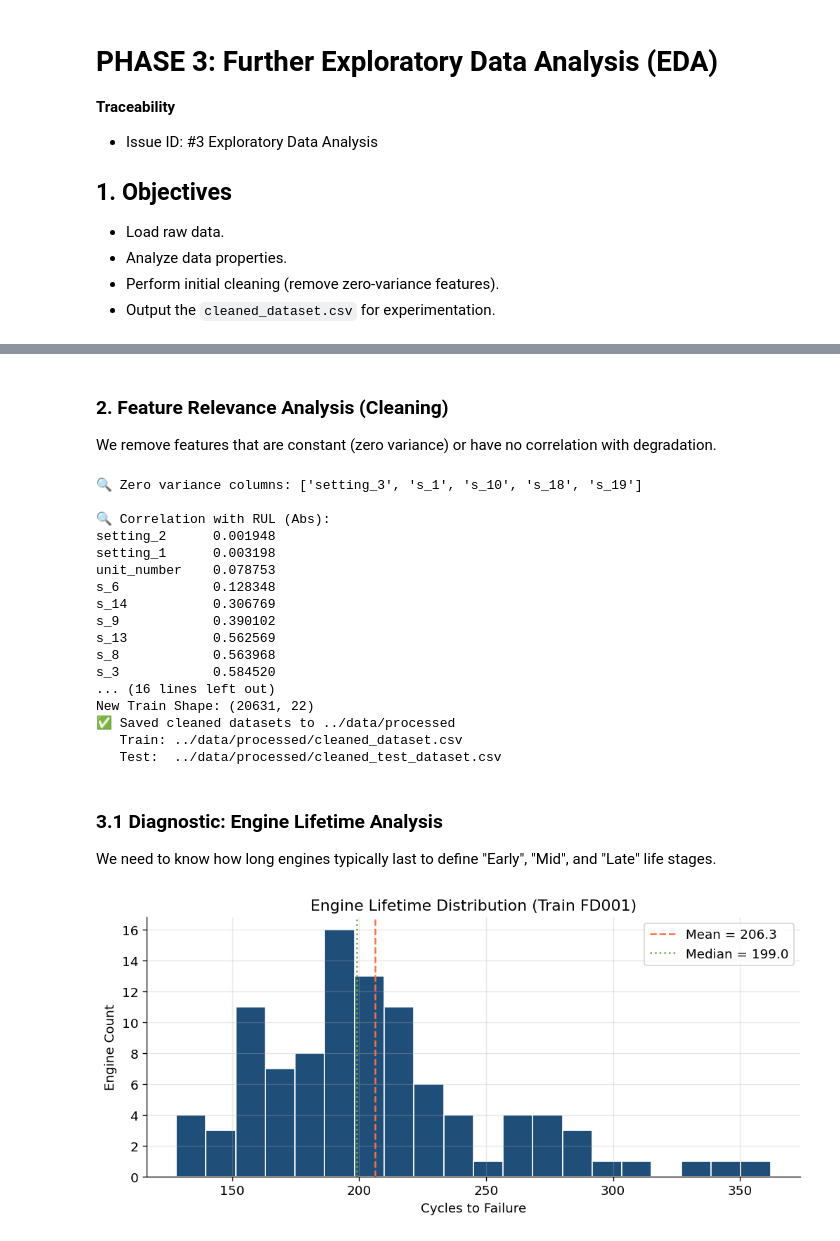
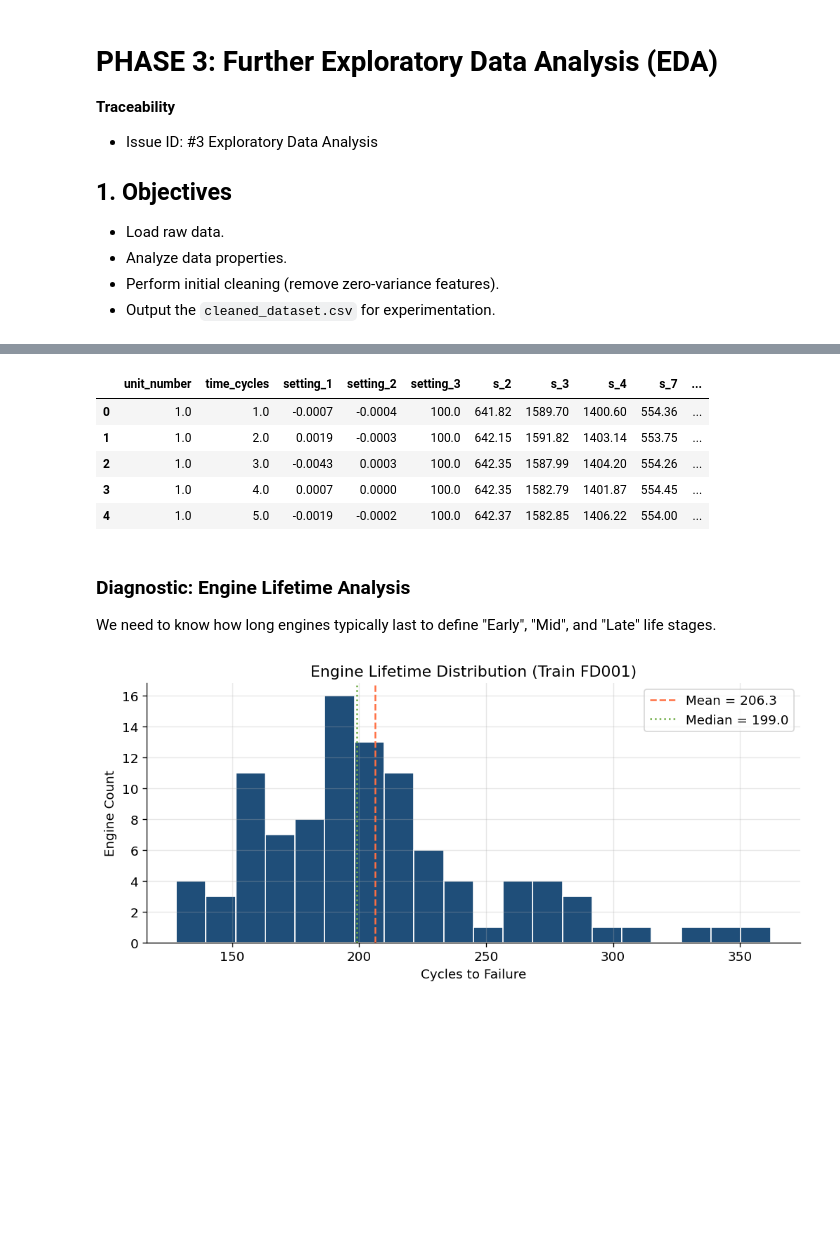
Before and after one commit to SKYTAN-050107/VHack_RUL_Predictions, a Jupyter notebook: src/03_eda.ipynb, the cells around one changed output, grey strips where cells are left out. Drawn from its saved outputs; the diff is of its cells as text; code cells hidden in the pictures; blank space fills up the shorter version.

```diff
--- a/src/03_eda.ipynb
+++ b/src/03_eda.ipynb
@@ -76,59 +61,14 @@ print(f"✅ Raw data loaded. Train: {df_train.shape}, Test: {df_test.shape}")
-# %% [markdown]
-### 2. Feature Relevance Analysis (Cleaning)
-We remove features that are constant (zero variance) or have no correlation with degradation.
-# %%
-# 1. Zero Variance Check
-desc = df_train.describe().T
-zero_variance_cols = desc[desc['std'] == 0].index.tolist()
-print(f"🔍 Zero variance columns: {zero_variance_cols}")
-
-# 2. Drop them
-df_train_clean = df_train.drop(columns=zero_variance_cols)
-df_test_clean = df_test.drop(columns=zero_variance_cols)
-
-# 3. Low Correlation Check (Optional but recommended in spec)
-# We check correlation of sensors with RUL in Training set
-corr = df_train_clean.corr()['RUL'].abs().sort_values()
-print("\n🔍 Correlation with RUL (Abs):")
-print(corr)
-
-# Define a threshold (e.g., 0.01) or just rely on the fact that constant cols are gone.
-# The spec says "Removed features with no correlation".
-# Looking at the output, 'setting_3' might be constant or low variance.
-# Let's stick to dropping the zero-variance ones identified above.
-
-print(f"\n✅ Dropped {len(zero_variance_cols)} columns.")
-print(f"New Train Shape: {df_train_clean.shape}")
-
-# Save Cleaned Datasets
-# Spec requires 'cleaned_dataset.csv'. We will save both train and test.
-train_path = PROCESSED_DIR / 'cleaned_dataset.csv'
-test_path = PROCESSED_DIR / 'cleaned_test_dataset.csv'
-df_train_clean.to_csv(train_path, index=False)
-df_test_clean.to_csv(test_path, index=False)
-print(f"✅ Saved cleaned datasets to {PROCESSED_DIR}")
-print(f"   Train: {train_path}")
-print(f"   Test:  {test_path}")
-# %% [output]
-🔍 Zero variance columns: ['setting_3', 's_1', 's_10', 's_18', 's_19']
-
-🔍 Correlation with RUL (Abs):
-setting_2      0.001948
-setting_1      0.003198
-unit_number    0.078753
-s_6            0.128348
-s_14           0.306769
-s_9            0.390102
-s_13           0.562569
-s_8            0.563968
-s_3            0.584520
-... (16 lines left out)
-New Train Shape: (20631, 22)
-✅ Saved cleaned datasets to ../data/processed
-   Train: ../data/processed/cleaned_dataset.csv
-   Test:  ../data/processed/cleaned_test_dataset.csv
+# %%
+df_train.head()
+# %% [output]
+|  | unit_number | time_cycles | setting_1 | setting_2 | setting_3 | s_2 | s_3 | s_4 | s_7 | ... |
+| 0 | 1.0 | 1.0 | -0.0007 | -0.0004 | 100.0 | 641.82 | 1589.70 | 1400.60 | 554.36 | ... |
+| 1 | 1.0 | 2.0 | 0.0019 | -0.0003 | 100.0 | 642.15 | 1591.82 | 1403.14 | 553.75 | ... |
+| 2 | 1.0 | 3.0 | -0.0043 | 0.0003 | 100.0 | 642.35 | 1587.99 | 1404.20 | 554.26 | ... |
+| 3 | 1.0 | 4.0 | 0.0007 | 0.0000 | 100.0 | 642.35 | 1582.79 | 1401.87 | 554.45 | ... |
+| 4 | 1.0 | 5.0 | -0.0019 | -0.0002 | 100.0 | 642.37 | 1582.85 | 1406.22 | 554.00 | ... |
 # %% [markdown]
-### 3.1 Diagnostic: Engine Lifetime Analysis
+### Diagnostic: Engine Lifetime Analysis
 We need to know how long engines typically last to define "Early", "Mid", and "Late" life stages.
 # %%
 def engine_lifetime_analysis(df):
```
Also changed, not shown: parts of 14 cells of this notebook, 9 other files.
